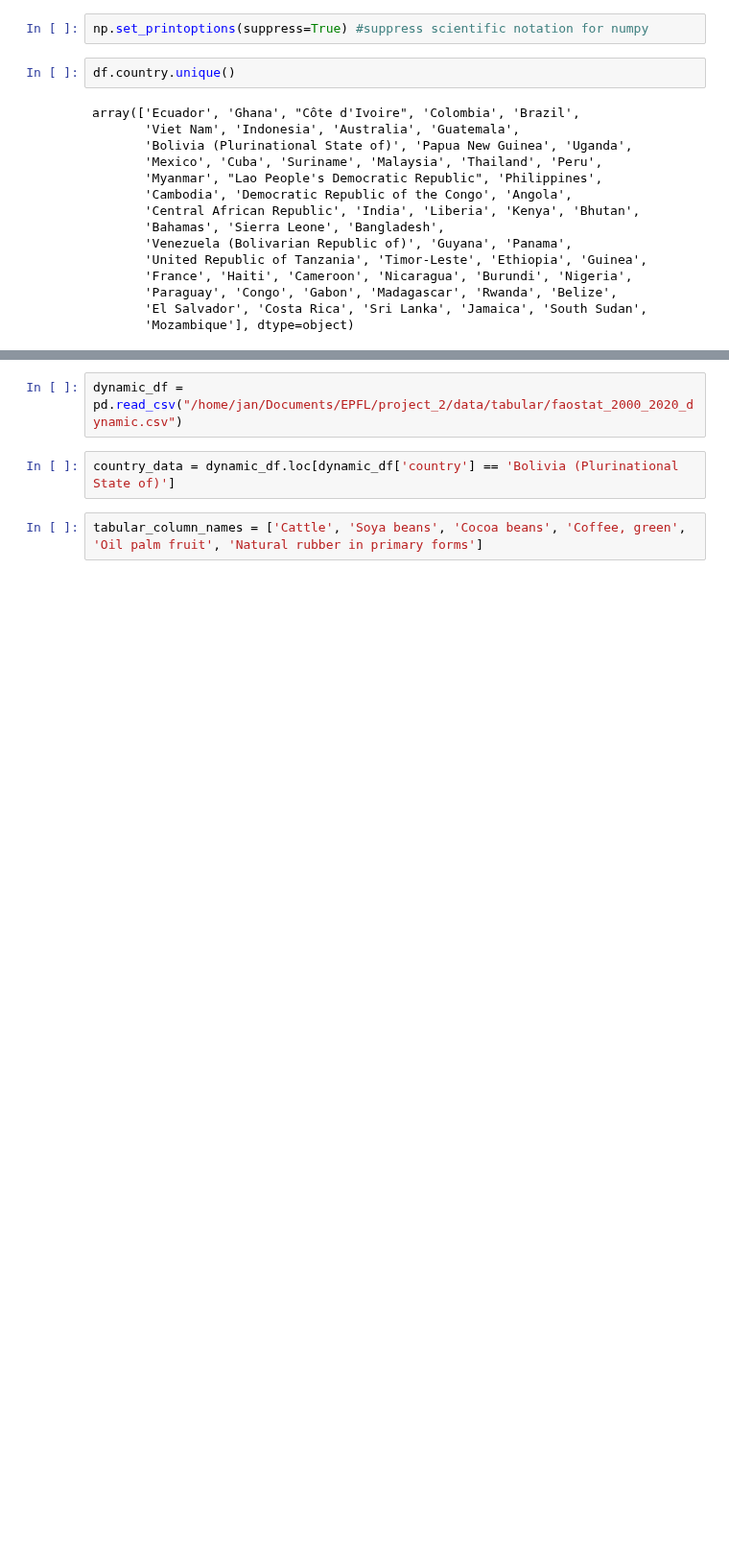
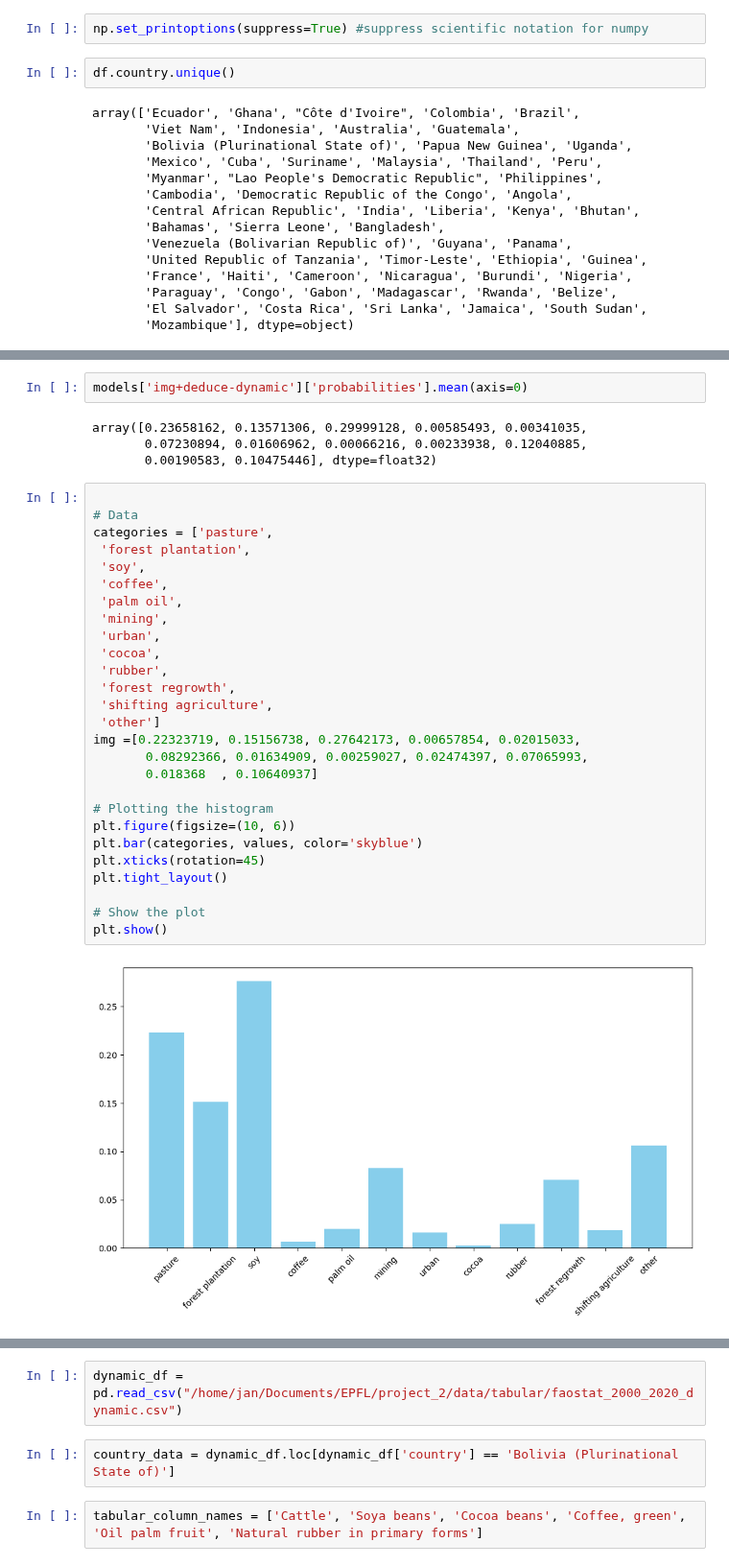
Before and after one commit to janpisl/location-encoding, a Jupyter notebook: notebooks/inspect-predictions-tabular-datasets-quantitative.ipynb, the cells around one changed output, grey strips where cells are left out. Shown at 96% size. Drawn from its saved outputs; the diff is of its cells as text; blank space fills up the shorter version.

```diff
--- a/notebooks/inspect-predictions-tabular-datasets-quantitative.ipynb
+++ b/notebooks/inspect-predictions-tabular-datasets-quantitative.ipynb
@@ -315,0 +267,35 @@ KeyboardInterrupt: Interrupted by user
+# %%
+models['img+deduce-dynamic']['probabilities'].mean(axis=0)
+# %% [output]
+array([0.23658162, 0.13571306, 0.29999128, 0.00585493, 0.00341035,
+       0.07230894, 0.01606962, 0.00066216, 0.00233938, 0.12040885,
+       0.00190583, 0.10475446], dtype=float32)
+# %%
+
+# Data
+categories = ['pasture',
+ 'forest plantation',
+ 'soy',
+ 'coffee',
+ 'palm oil',
+ 'mining',
+ 'urban',
+ 'cocoa',
+ 'rubber',
+ 'forest regrowth',
+ 'shifting agriculture',
+ 'other']
+img =[0.22323719, 0.15156738, 0.27642173, 0.00657854, 0.02015033,
+       0.08292366, 0.01634909, 0.00259027, 0.02474397, 0.07065993,
+       0.018368  , 0.10640937]
+
+# Plotting the histogram
+plt.figure(figsize=(10, 6))
+plt.bar(categories, values, color='skyblue')
+plt.xticks(rotation=45)
+plt.tight_layout()
+
+# Show the plot
+plt.show()
+# %% [output]
+[figure, added]
```
Also changed, not shown: parts of 15 cells of this notebook, 10 other files.
